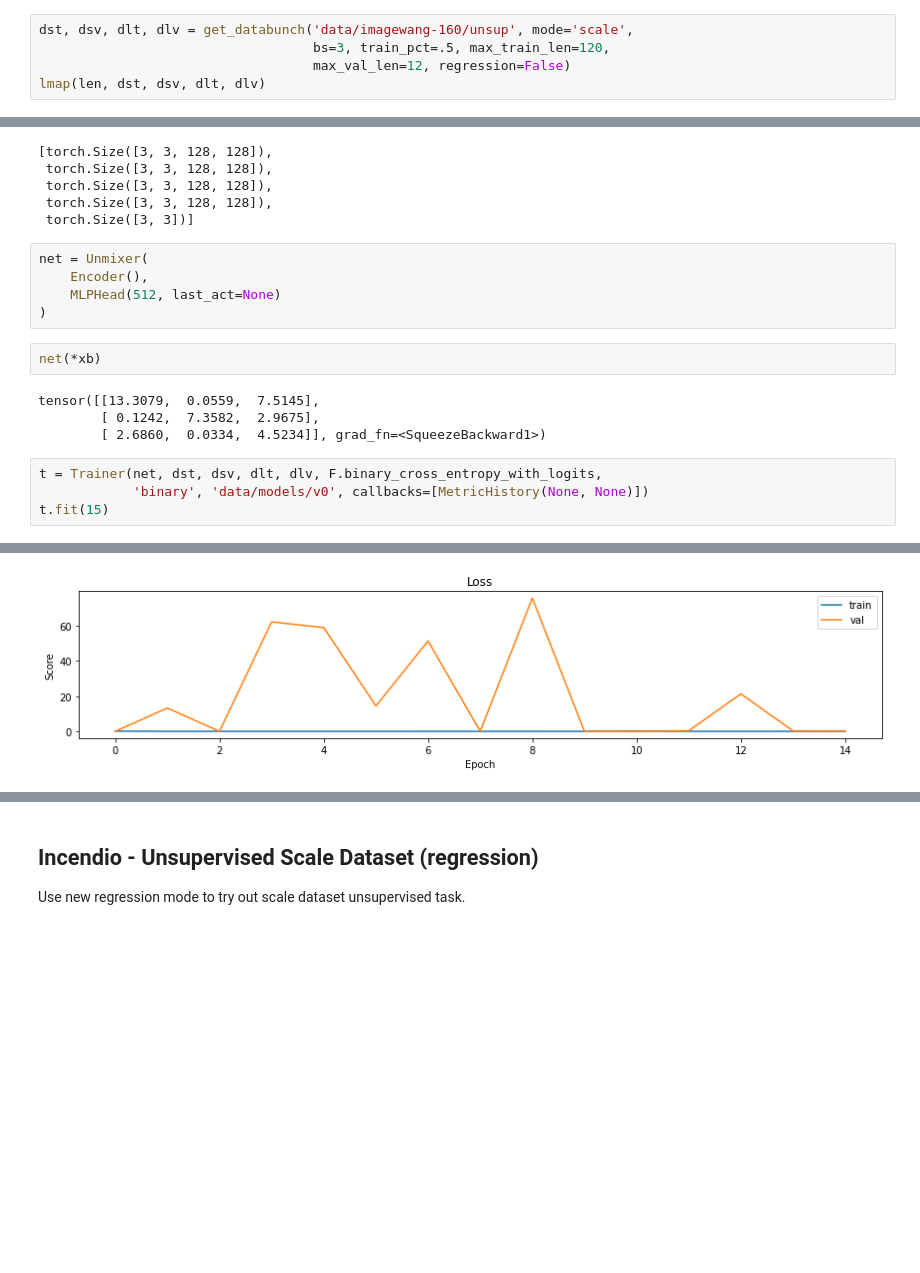
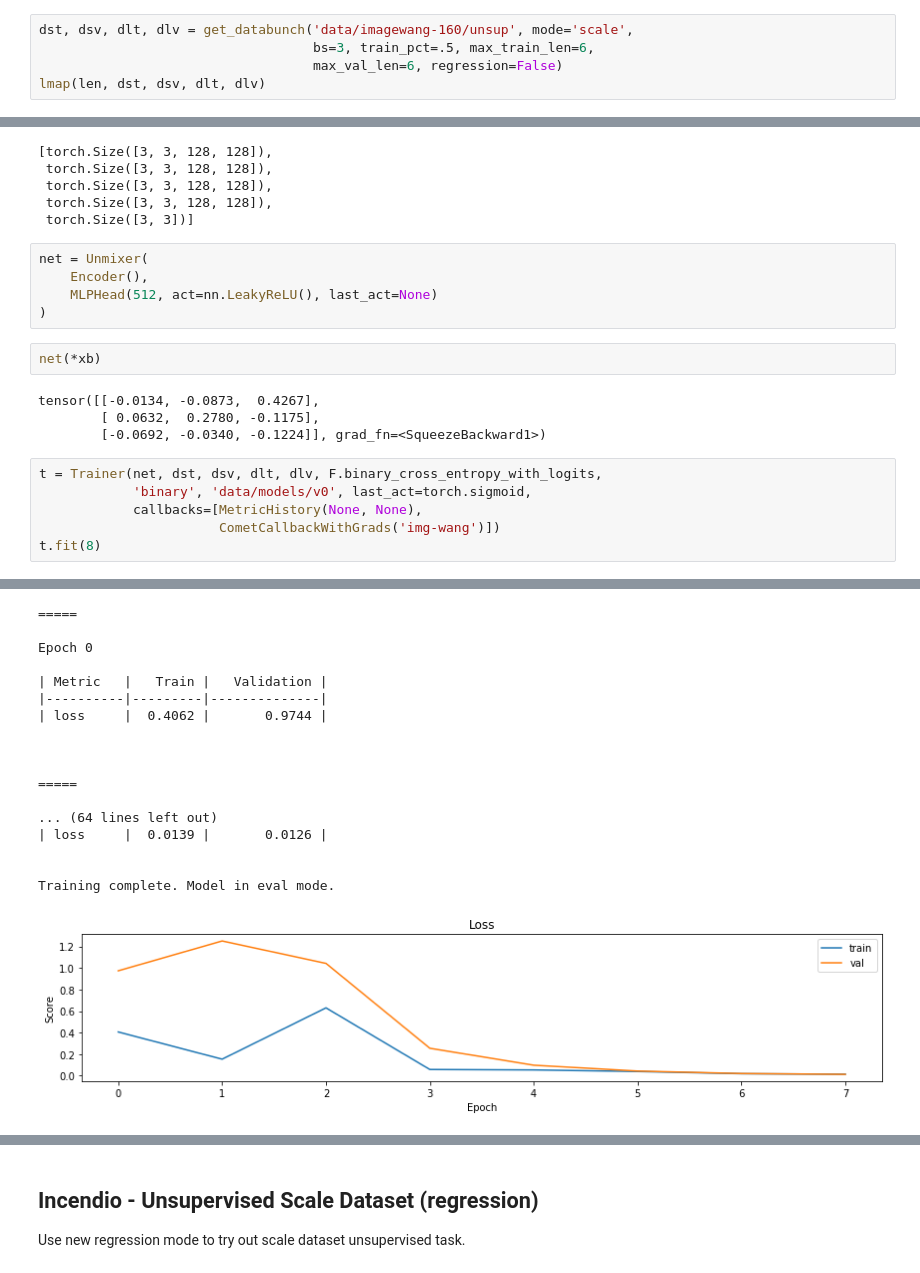
Before and after one commit to hdmamin/self-supervised-vision-exp, a Jupyter notebook: notebooks/nb03-lightning-first-test.ipynb, the cells around one changed output, grey strips where cells are left out. Drawn from its saved outputs; the diff is of its cells as text; blank space fills up the shorter version.

```diff
--- a/notebooks/nb03-lightning-first-test.ipynb
+++ b/notebooks/nb03-lightning-first-test.ipynb
@@ -341,7 +341,7 @@ tensor(1.0842, grad_fn=<NllLossBackward>)
 Use new classification mode to try out scale dataset unsupervised task.
 # %%
 dst, dsv, dlt, dlv = get_databunch('data/imagewang-160/unsup', mode='scale',
-                                   bs=3, train_pct=.5, max_train_len=120,
-                                   max_val_len=12, regression=False)
+                                   bs=3, train_pct=.5, max_train_len=6,
+                                   max_val_len=6, regression=False)
 lmap(len, dst, dsv, dlt, dlv)
 # %% [output]
@@ -371,16 +371,18 @@ smap(*xb, yb)
 # %%
 net = Unmixer(
     Encoder(),
-    MLPHead(512, last_act=None)
+    MLPHead(512, act=nn.LeakyReLU(), last_act=None)
 )
 # %%
 net(*xb)
 # %% [output]
-tensor([[13.3079,  0.0559,  7.5145],
-        [ 0.1242,  7.3582,  2.9675],
-        [ 2.6860,  0.0334,  4.5234]], grad_fn=<SqueezeBackward1>)
+tensor([[-0.0134, -0.0873,  0.4267],
+        [ 0.0632,  0.2780, -0.1175],
+        [-0.0692, -0.0340, -0.1224]], grad_fn=<SqueezeBackward1>)
 # %%
 t = Trainer(net, dst, dsv, dlt, dlv, F.binary_cross_entropy_with_logits,
-            'binary', 'data/models/v0', callbacks=[MetricHistory(None, None)])
-t.fit(15)
+            'binary', 'data/models/v0', last_act=torch.sigmoid,
+            callbacks=[MetricHistory(None, None),
+                       CometCallbackWithGrads('img-wang')])
+t.fit(8)
 # %% [output]
@@ -412 +414,18 @@ Epoch 0
+=====
+
+Epoch 0
+
+| Metric   |   Train |   Validation |
+|----------|---------|--------------|
+| loss     |  0.4062 |       0.9744 |
+
+
+
+=====
+
+... (64 lines left out)
+| loss     |  0.0139 |       0.0126 |
+
+
+Training complete. Model in eval mode.
-[figure, old version]
+[figure, new version]
```
Also changed, not shown: parts of 34 cells of this notebook, 4 other files.
